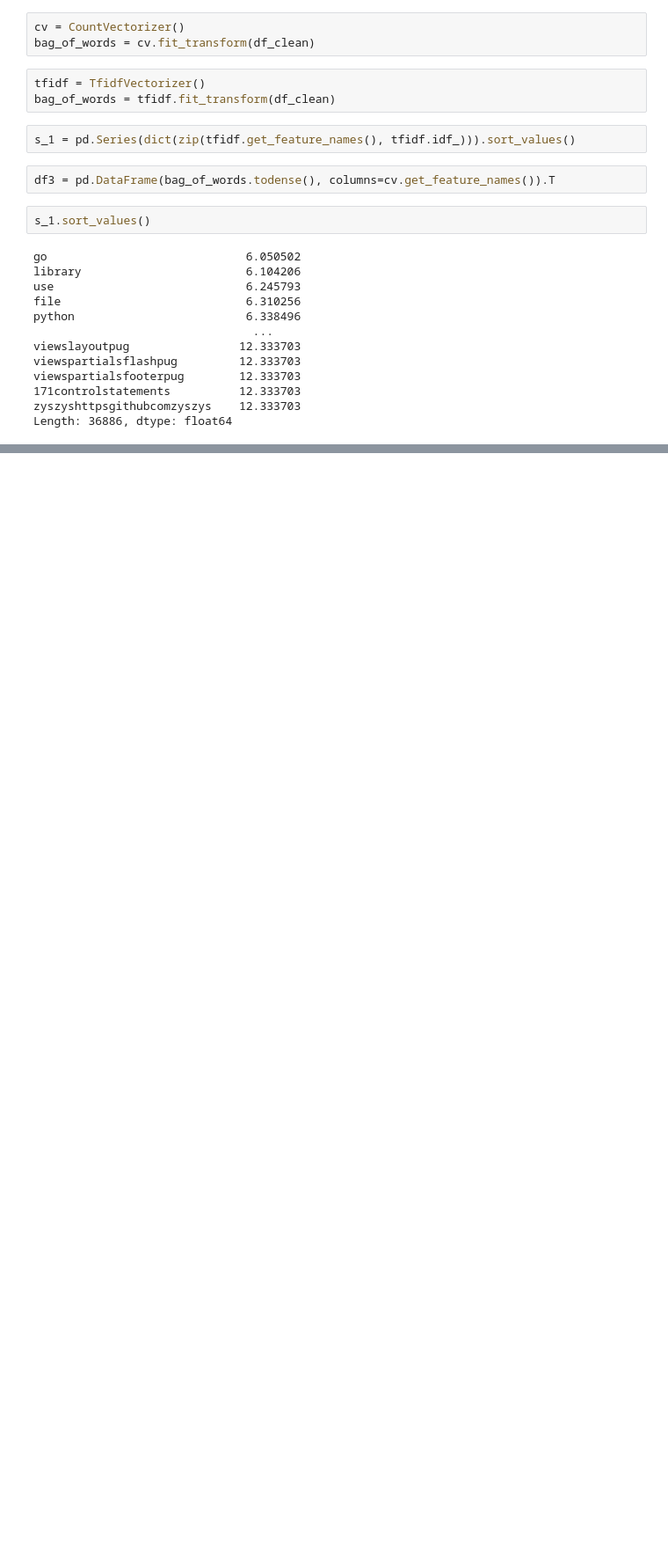
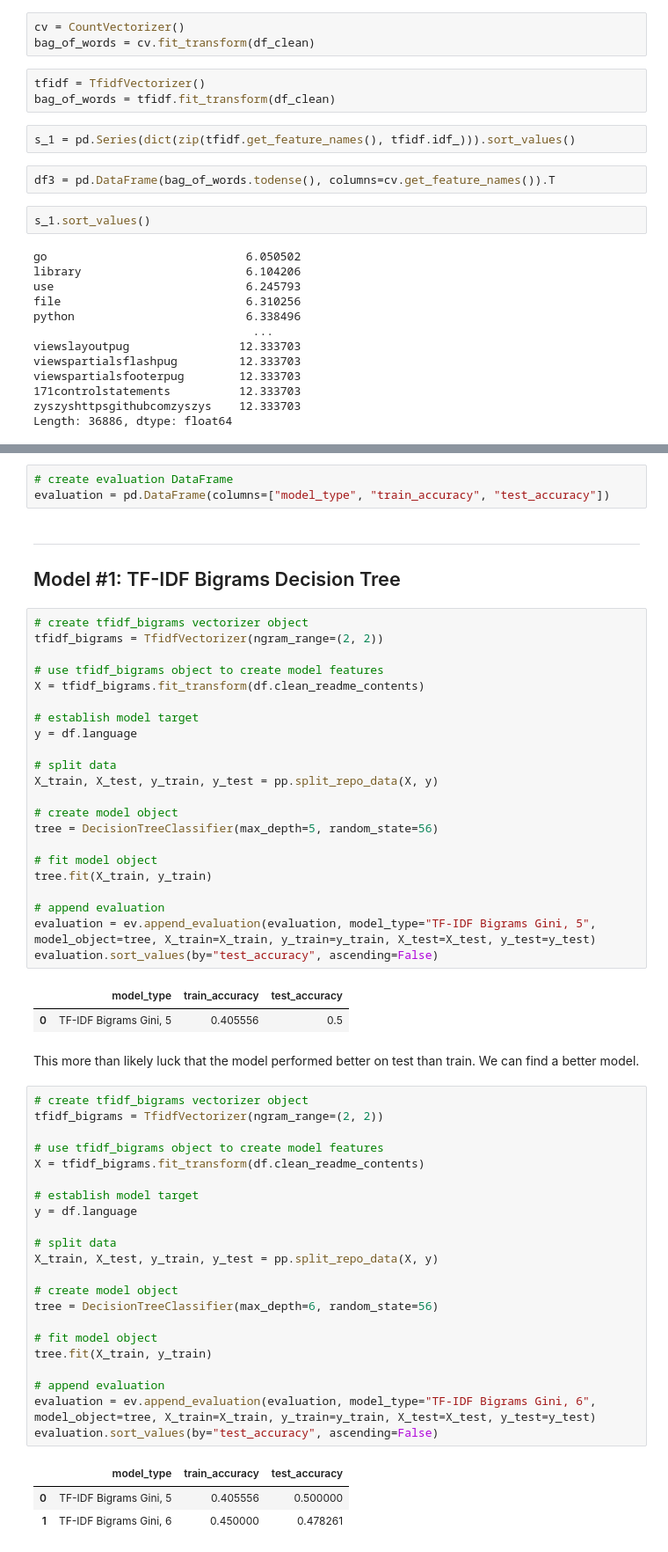
Before and after one commit to cobb-jiang-hartman-npl-project/github-repository-project, a Jupyter notebook: final_project.ipynb, the cells around one changed output, grey strips where cells are left out. Shown at 88% size. Cells and saved outputs as stored; diff of their text form; blank space fills up the shorter version.

```diff
--- a/final_project.ipynb
+++ b/final_project.ipynb
@@ -752,0 +756,59 @@ Length: 36886, dtype: float64
+# %%
+# create evaluation DataFrame
+evaluation = pd.DataFrame(columns=["model_type", "train_accuracy", "test_accuracy"])
+# %% [markdown]
+---
+## Model #1: TF-IDF Bigrams Decision Tree
+# %%
+# create tfidf_bigrams vectorizer object
+tfidf_bigrams = TfidfVectorizer(ngram_range=(2, 2))
+
+# use tfidf_bigrams object to create model features
+X = tfidf_bigrams.fit_transform(df.clean_readme_contents)
+
+# establish model target
+y = df.language
+
+# split data
+X_train, X_test, y_train, y_test = pp.split_repo_data(X, y)
+
+# create model object
+tree = DecisionTreeClassifier(max_depth=5, random_state=56)
+
+# fit model object
+tree.fit(X_train, y_train)
+
+# append evaluation
+evaluation = ev.append_evaluation(evaluation, model_type="TF-IDF Bigrams Gini, 5", model_object=tree, X_train=X_train, y_train=y_train, X_test=X_test, y_test=y_test)
+evaluation.sort_values(by="test_accuracy", ascending=False)
+# %% [output]
+|  | model_type | train_accuracy | test_accuracy |
+| 0 | TF-IDF Bigrams Gini, 5 | 0.405556 | 0.5 |
+# %% [markdown]
+This more than likely luck that the model performed better on test than train. We can find a better model.
+# %%
+# create tfidf_bigrams vectorizer object
+tfidf_bigrams = TfidfVectorizer(ngram_range=(2, 2))
+
+# use tfidf_bigrams object to create model features
+X = tfidf_bigrams.fit_transform(df.clean_readme_contents)
+
+# establish model target
+y = df.language
+
+# split data
+X_train, X_test, y_train, y_test = pp.split_repo_data(X, y)
+
+# create model object
+tree = DecisionTreeClassifier(max_depth=6, random_state=56)
+
+# fit model object
+tree.fit(X_train, y_train)
+
+# append evaluation
+evaluation = ev.append_evaluation(evaluation, model_type="TF-IDF Bigrams Gini, 6", model_object=tree, X_train=X_train, y_train=y_train, X_test=X_test, y_test=y_test)
+evaluation.sort_values(by="test_accuracy", ascending=False)
+# %% [output]
+|  | model_type | train_accuracy | test_accuracy |
+| 0 | TF-IDF Bigrams Gini, 5 | 0.405556 | 0.500000 |
+| 1 | TF-IDF Bigrams Gini, 6 | 0.450000 | 0.478261 |
```
Also changed, not shown: parts of 9 cells of this notebook, 4 other files.
